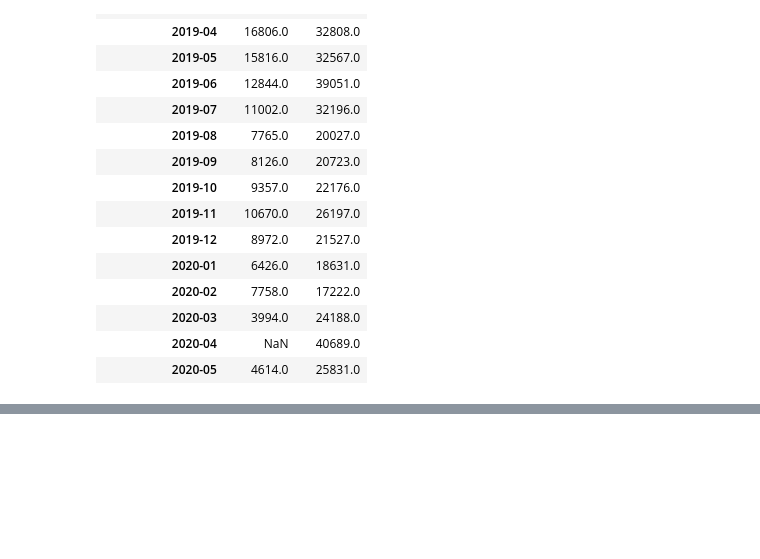
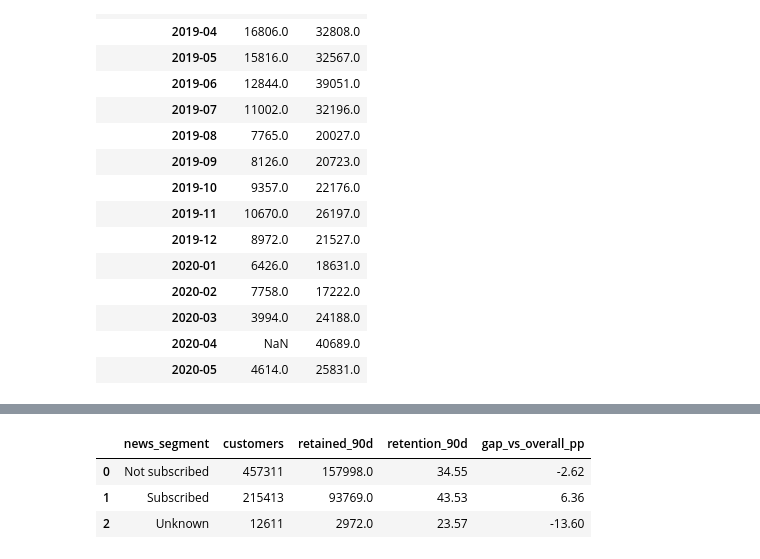
Before and after one commit to nastyaluziw-ux/hm-customer-retention-analysis, a Jupyter notebook: notebooks/01_retention_data_preparation.ipynb, the cells around one changed output, grey strips where cells are left out. Cells and saved outputs as stored; diff of their text form; code cells hidden in the pictures; blank space fills up the shorter version.

```diff
--- a/notebooks/01_retention_data_preparation.ipynb
+++ b/notebooks/01_retention_data_preparation.ipynb
@@ -2019,0 +2029,49 @@ channel_counts
+# %%
+crm_retention = con.sql("""
+WITH base AS (
+    SELECT
+        m.customer_id,
+        m.ret_90d,
+        CASE
+            WHEN c.fashion_news_frequency IS NULL
+                THEN 'Unknown'
+            WHEN UPPER(c.fashion_news_frequency) = 'NONE'
+                THEN 'Not subscribed'
+            WHEN c.fashion_news_frequency IN ('Regularly', 'Monthly')
+                THEN 'Subscribed'
+            ELSE 'Other'
+        END AS news_segment
+    FROM customer_analysis_mart AS m
+    LEFT JOIN customers AS c
+        ON m.customer_id = c.customer_id
+),
+
+benchmark AS (
+    SELECT
+        AVG(ret_90d) AS overall_retention
+    FROM base
+)
+
+SELECT
+    news_segment,
+    COUNT(*) AS customers,
+    SUM(ret_90d) AS retained_90d,
+    ROUND(100.0 * AVG(ret_90d), 2) AS retention_90d,
+    ROUND(
+        100.0 * (AVG(ret_90d) - overall_retention),
+        2
+    ) AS gap_vs_overall_pp
+FROM base
+CROSS JOIN benchmark
+GROUP BY
+    news_segment,
+    overall_retention
+ORDER BY customers DESC
+""").df()
+
+crm_retention
+# %% [output]
+|  | news_segment | customers | retained_90d | retention_90d | gap_vs_overall_pp |
+| 0 | Not subscribed | 457311 | 157998.0 | 34.55 | -2.62 |
+| 1 | Subscribed | 215413 | 93769.0 | 43.53 | 6.36 |
+| 2 | Unknown | 12611 | 2972.0 | 23.57 | -13.60 |
```
Also changed, not shown: parts of 5 cells of this notebook.
